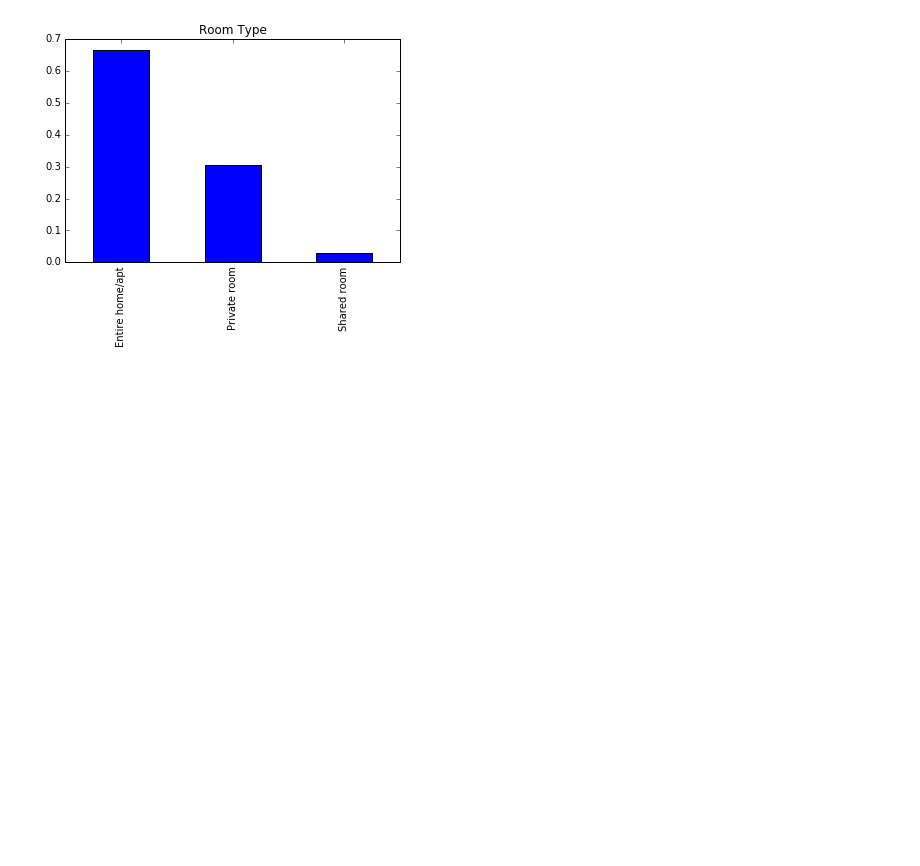
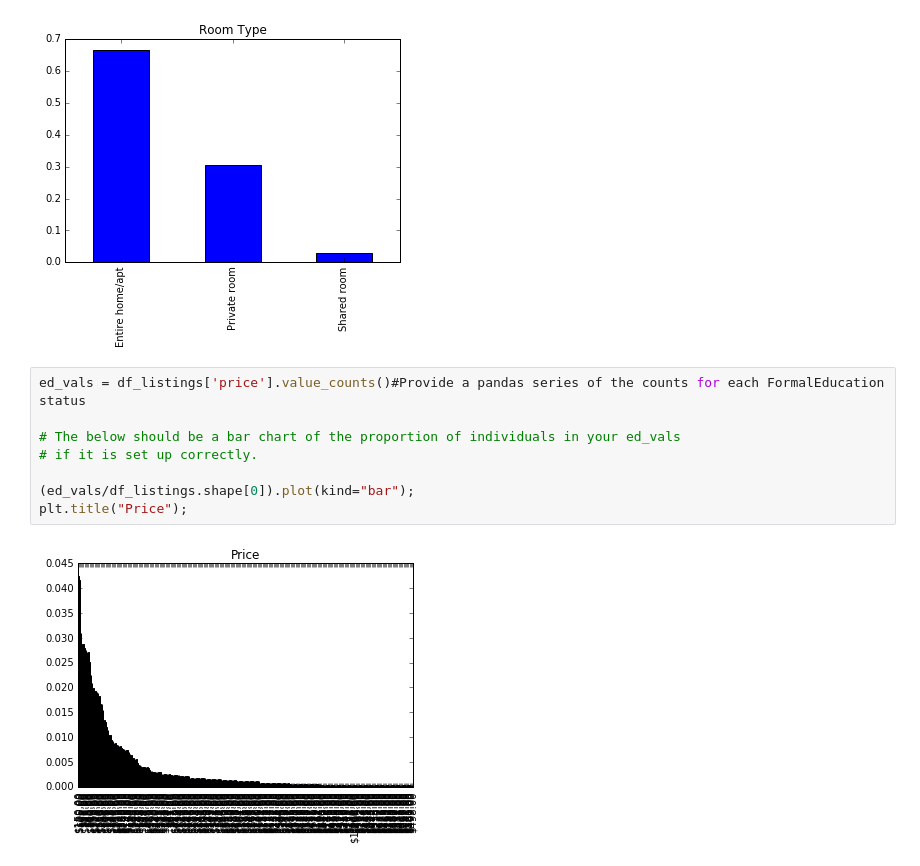
Before and after one commit to divyagarg1/Seattle-Airbnb, a Jupyter notebook: Analysis1.ipynb, the cells around one changed output. Cells and saved outputs as stored; diff of their text form; blank space fills up the shorter version.

```diff
--- a/Analysis1.ipynb
+++ b/Analysis1.ipynb
@@ -71,3 +71,13 @@ ed_vals = df_listings['room_type'].value_counts()#Provide a pandas series of the
 plt.title("Room Type");
 # %% [output]
 [figure]
+# %%
+ed_vals = df_listings['price'].value_counts()#Provide a pandas series of the counts for each FormalEducation status
+
+# The below should be a bar chart of the proportion of individuals in your ed_vals
+# if it is set up correctly.
+
+(ed_vals/df_listings.shape[0]).plot(kind="bar");
+plt.title("Price");
+# %% [output]
+[figure, added]
```
Also changed, not shown: 1 other file.
